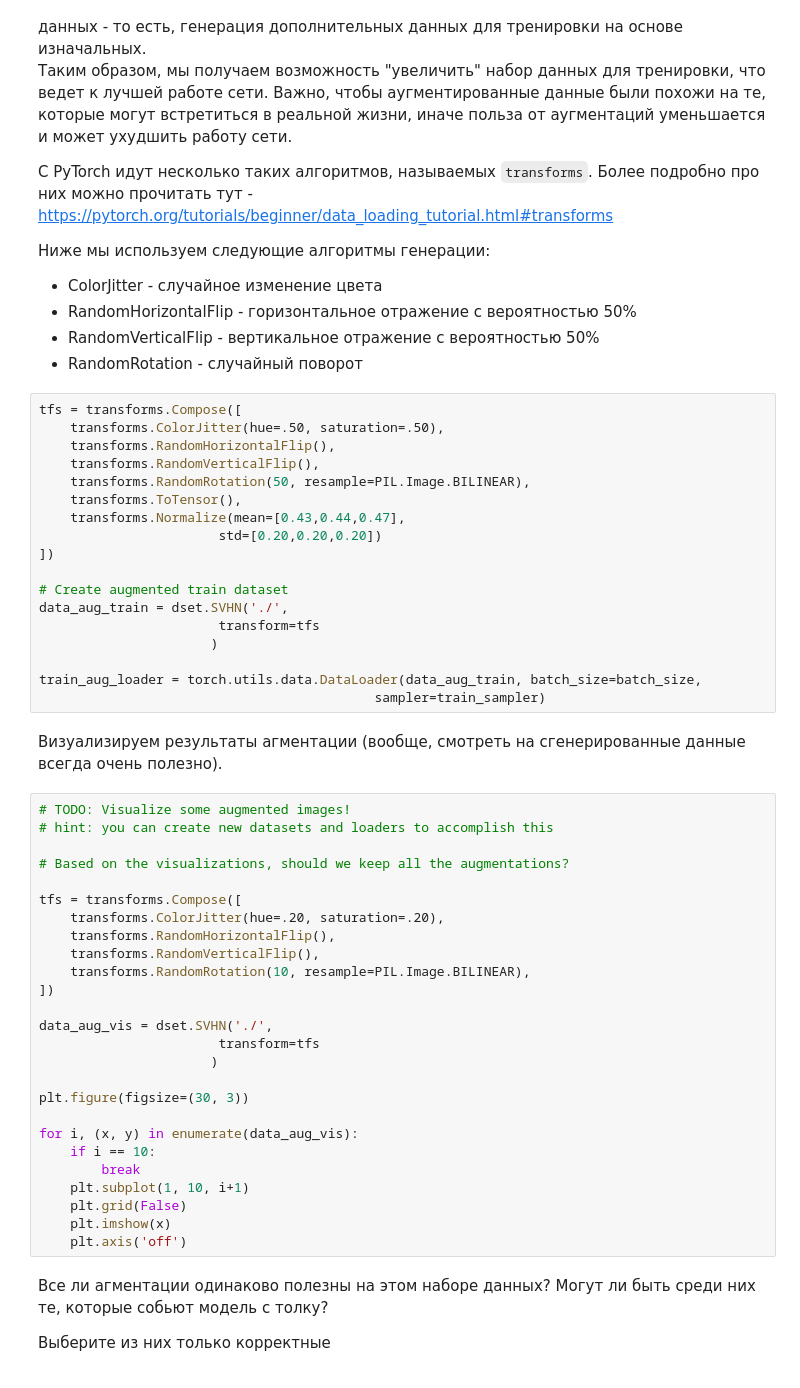
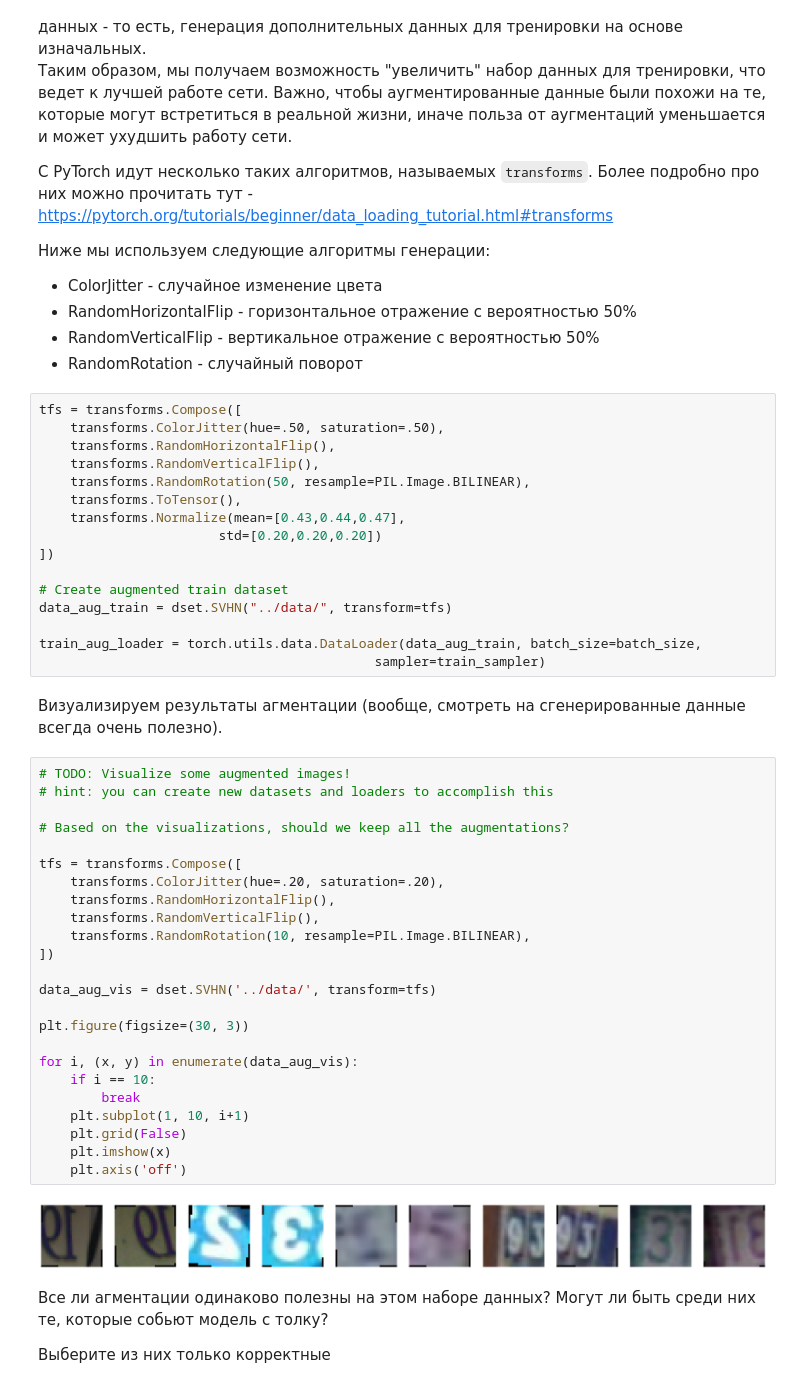
Before and after one commit to nikitaoltyan/ML-Homework, a Jupyter notebook: Assignment4/PyTorch_CNN.ipynb, the cells around one changed output. Cells and saved outputs as stored; diff of their text form.

```diff
--- a/Assignment4/PyTorch_CNN.ipynb
+++ b/Assignment4/PyTorch_CNN.ipynb
@@ -176,9 +221,7 @@ tfs = transforms.Compose([
 ])
 
 # Create augmented train dataset
-data_aug_train = dset.SVHN('./',
-                       transform=tfs
-                      )
+data_aug_train = dset.SVHN("../data/", transform=tfs)
 
 train_aug_loader = torch.utils.data.DataLoader(data_aug_train, batch_size=batch_size,
                                            sampler=train_sampler)
@@ -187,29 +230,29 @@ train_aug_loader = torch.utils.data.DataLoader(data_aug_train, batch_size=batch_
 # %%
 # TODO: Visualize some augmented images!
 # hint: you can create new datasets and loaders to accomplish this
 
 # Based on the visualizations, should we keep all the augmentations?
 
 tfs = transforms.Compose([
     transforms.ColorJitter(hue=.20, saturation=.20),
     transforms.RandomHorizontalFlip(),
     transforms.RandomVerticalFlip(),
     transforms.RandomRotation(10, resample=PIL.Image.BILINEAR),
 ])
 
-data_aug_vis = dset.SVHN('./',
-                       transform=tfs
-                      )
+data_aug_vis = dset.SVHN('../data/', transform=tfs)
 
 plt.figure(figsize=(30, 3))
 
 for i, (x, y) in enumerate(data_aug_vis):
     if i == 10:
         break
     plt.subplot(1, 10, i+1)
     plt.grid(False)
     plt.imshow(x)
     plt.axis('off')
+# %% [output]
+[figure, added]
 # %% [markdown]
 Все ли агментации одинаково полезны на этом наборе данных? Могут ли быть среди них те, которые собьют модель с толку?
 
```
Also changed, not shown: parts of 12 cells of this notebook.
